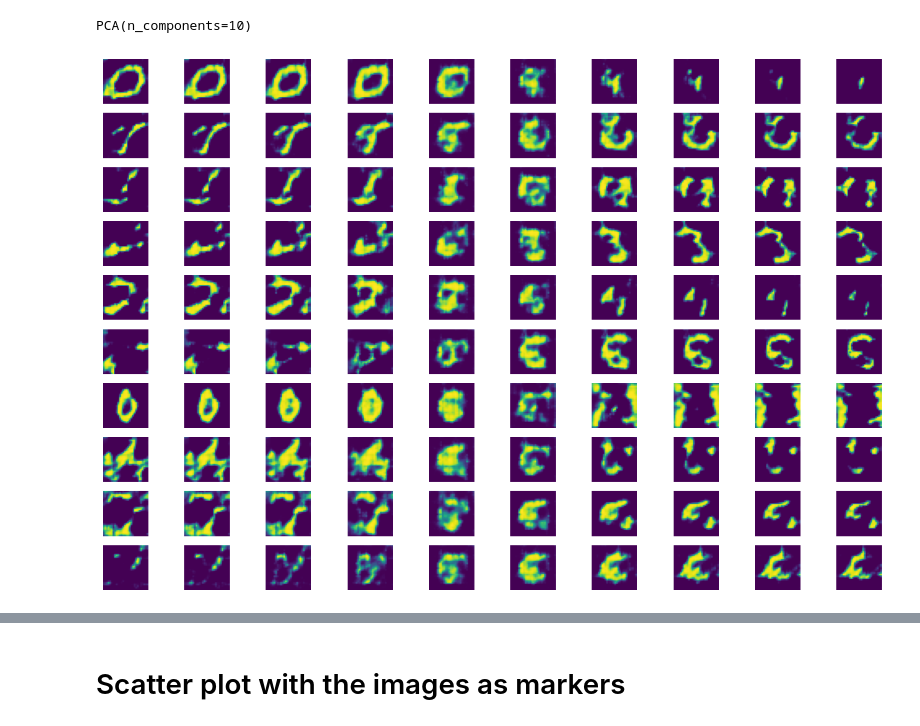
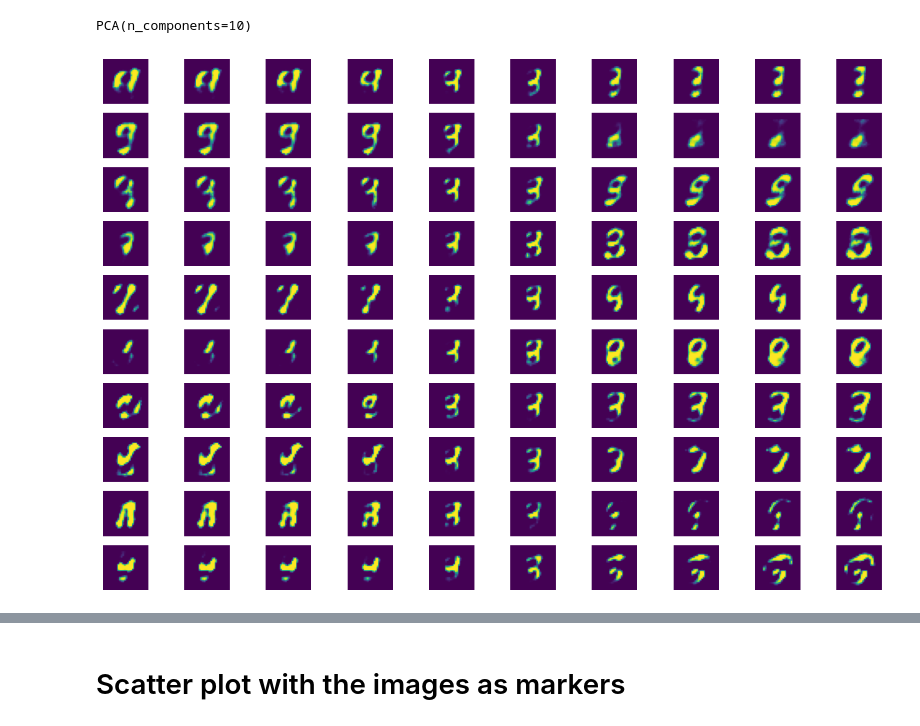
Before and after one commit to data-stepper/latex-university-shit, a Jupyter notebook: Presentations/deep_learning_presentation/mnist_neural_net.ipynb, the cells around one changed output, grey strips where cells are left out. Cells and saved outputs as stored; diff of their text form; code cells hidden in the pictures.

```diff
--- a/Presentations/deep_learning_presentation/mnist_neural_net.ipynb
+++ b/Presentations/deep_learning_presentation/mnist_neural_net.ipynb
@@ -28,14 +36,18 @@ from keras import layers as L
 from keras import Model
 
 
-def encoder(input_dim: Iterable[int], latent_dim: int = 8, noise_std=0.05, dropout=0.2) -> Model:
-    inputs = L.Input(shape=input_dim)
+def encoder(latent_dim: int = 8, noise_std=0.05, dropout=0.2) -> Model:
+    inputs = L.Input(shape=(28,28,1))
     x = L.Flatten()(inputs)
     x = L.GaussianNoise(noise_std)(x)
     x = L.BatchNormalization()(x)
 
     x = L.Dropout(dropout)(x)
     x = L.Dense(latent_dim * 16, activation='relu')(x)
+    x = L.LayerNormalization()(x)
+
+    x = L.Dropout(dropout)(x)
+    x = L.Dense(latent_dim * 4, activation='relu')(x)
     x = L.LayerNormalization()(x)
 
     x = L.Dropout(dropout)(x)
@@ -46,11 +58,15 @@ def encoder(input_dim: Iterable[int], latent_dim: int = 8, noise_std=0.05, dropo
     return model
 
 
-def decoder(latent_dim: int = 8, output_dim: Iterable[int] = (28, 28, 1), dropout=0.2, noise_std=0.02) -> Model:
+def decoder(latent_dim: int = 8, output_dim: Iterable[int] = (28, 28, 1), dropout=0.2, noise_std=0.05) -> Model:
     output_dim_size: int = reduce(lambda x, y: x * y, output_dim)
     inputs = L.Input(shape=(latent_dim,))
 
     x = L.GaussianNoise(noise_std)(inputs)
+
+    x = L.Dense(latent_dim * 4, activation='relu')(x)
+    x = L.Dropout(dropout)(x)
+    x = L.LayerNormalization()(x)
 
     x = L.Dense(latent_dim * 16, activation='relu')(x)
     x = L.Dropout(dropout)(x)
@@ -61,6 +77,3 @@ def decoder(latent_dim: int = 8, output_dim: Iterable[int] = (28, 28, 1), dropou
 
     model = Model(inputs=inputs, outputs=x, name='decoder')
     return model
-
-
-# encoder(input_dim=(28, 28, 1))(x[None, ...]).shape
@@ -130,5 +80,5 @@ z.shape, _x.shape
 # %%
-latent_dim: int = 10
+latent_dim: int = 30
 image_dim: Iterable[int] = (28, 28, 1)
 
 e = encoder(latent_dim=latent_dim)
@@ -301,23 +252,24 @@ pca
 PCA(n_components=10)
 # %%
 # z_0 = z_train[1]
-z_0 = np.zeros_like(z_train[1])
+# z_0 = np.zeros_like(z_train[1])
+z_0 = np.mean(z_train, axis=0)
 n_steps: int = 10
 t: float = 5
 
 fig, axs = plt.subplots(n_pca_components, n_steps, figsize=(15, 10))
 
 for pc_idx in range(n_pca_components):
     pc_a = pca.components_[pc_idx]
 
     z_hat = z_0 + pc_a * np.linspace(-t, t, n_steps)[:, None]
     x_hat = d.predict(z_hat, verbose=0)
 
     for i in range(n_steps):
         axs[pc_idx, i].imshow(x_hat[i, ..., 0], cmap='viridis')
         axs[pc_idx, i].axis('off')
 # %% [output]
-[figure, old version]
+[figure, new version]
 # %%
 from sklearn.cluster import KMeans
 
```
Also changed, not shown: parts of 14 cells of this notebook.
